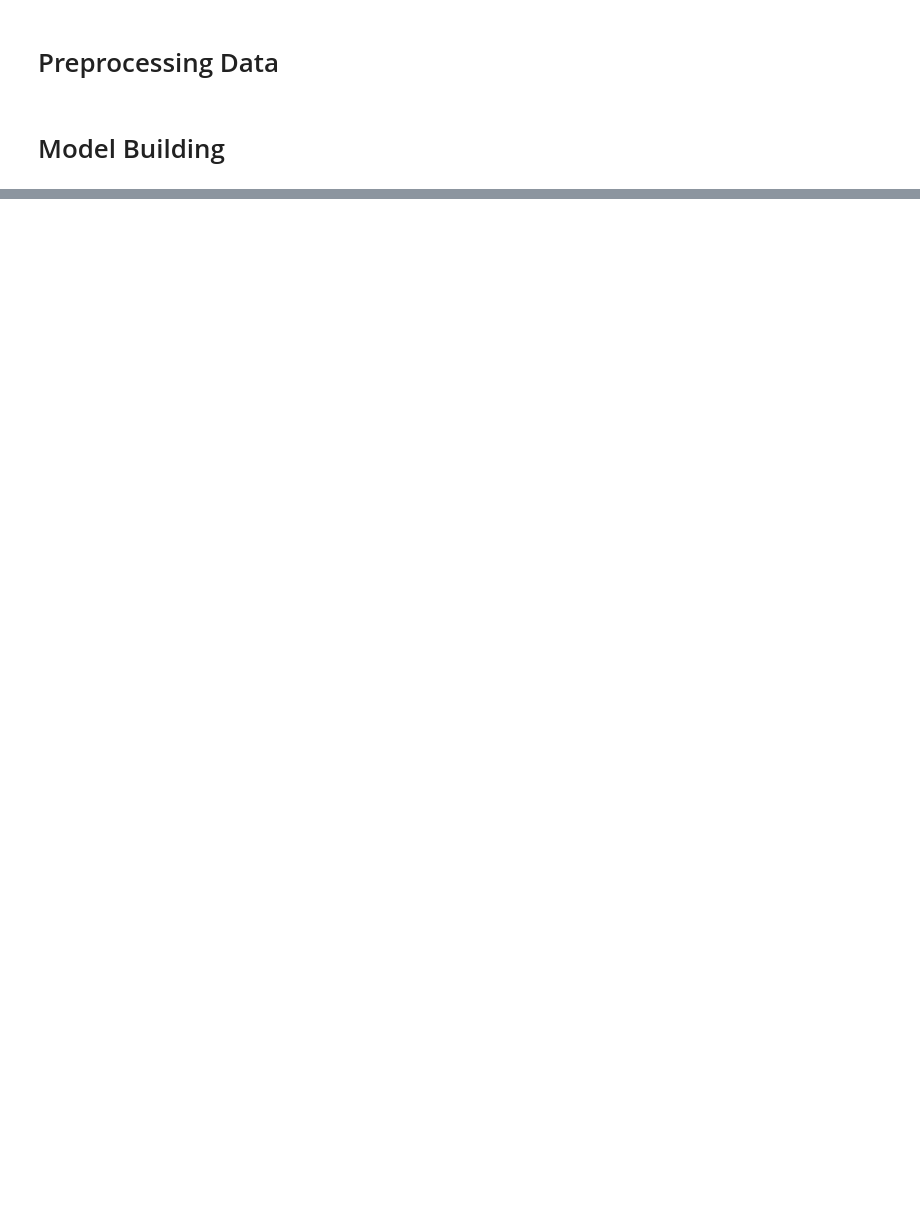
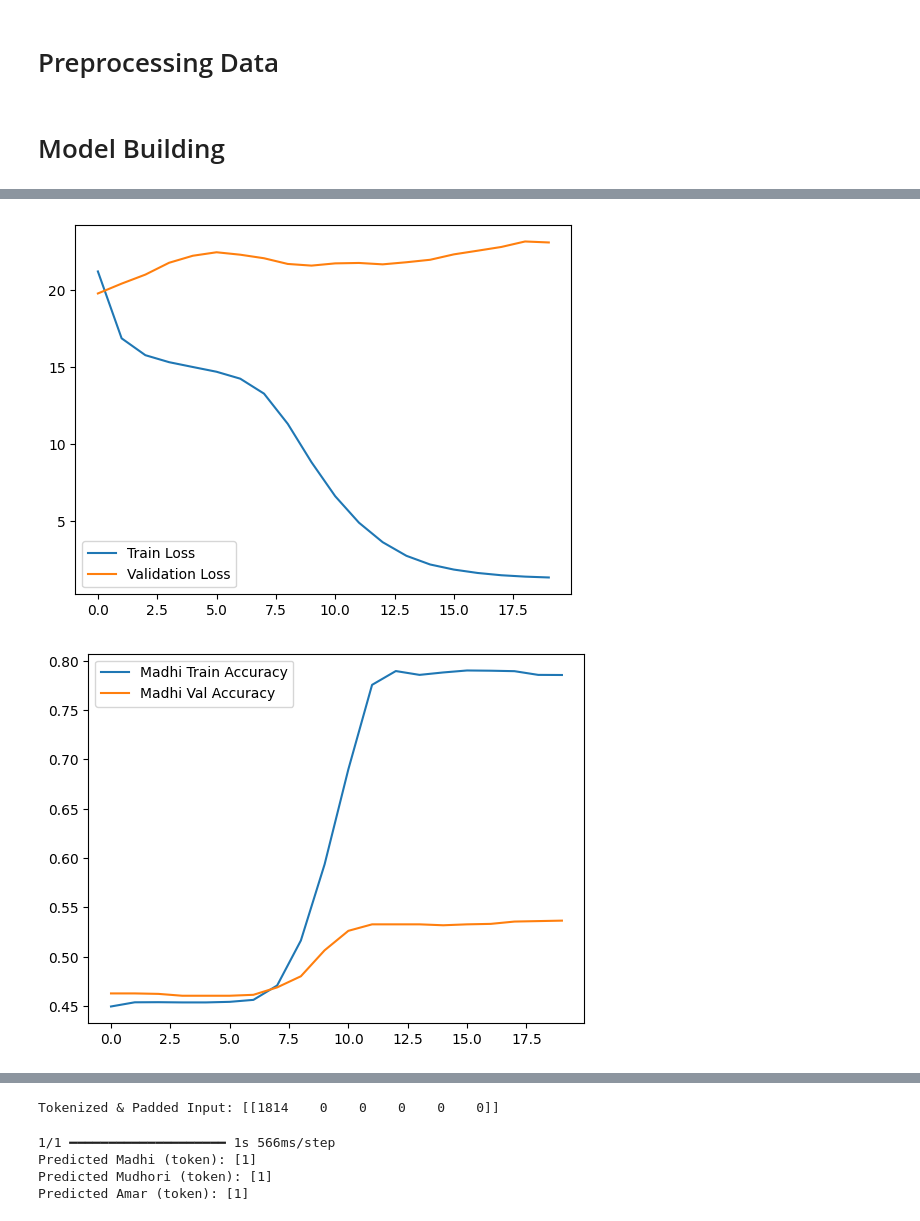
Before and after one commit to naufalFaqih/Capstone-Project-ArabicMorph, a Jupyter notebook: verbs_conjugator.ipynb, the cells around one changed output, grey strips where cells are left out. Cells and saved outputs as stored; diff of their text form; code cells hidden in the pictures; blank space fills up the shorter version.

```diff
--- a/verbs_conjugator.ipynb
+++ b/verbs_conjugator.ipynb
@@ -123,0 +164,21 @@ print(tokenizer.encode("Your input text here"))
+# %%
+# Latih model
+lr_scheduler = ReduceLROnPlateau(monitor='val_loss', factor=0.1, patience=2)
+#early_stopping = EarlyStopping(monitor='val_loss', patience=3, restore_best_weights=True)
+history = model.fit(
+    train_dataset,
+    validation_data=val_dataset,
+    epochs=20,
+    verbose=1,
+    callbacks=[lr_scheduler]
+)
+# Evaluasi model
+loss, madhi_loss, mudhori_loss, amar_loss, madhi_acc, mudhori_acc, amar_acc = model.evaluate(val_dataset)
+
+print("Total Loss:", loss)
+print("Madhi Loss:", madhi_loss)
+print("Mudhori Loss:", mudhori_loss)
+print("Amar Loss:", amar_loss)
+print("Madhi Accuracy:", madhi_acc)
+print("Mudhori Accuracy:", mudhori_acc)
+print("Amar Accuracy:", amar_acc)
@@ -123,0 +203,27 @@ print(tokenizer.encode("Your input text here"))
+# %%
+
+
+# Plot loss
+plt.plot(history.history['loss'], label='Train Loss')
+plt.plot(history.history['val_loss'], label='Validation Loss')
+plt.legend()
+plt.show()
+
+# Plot accuracy
+plt.plot(history.history['Madhi_accuracy'], label='Madhi Train Accuracy')
+plt.plot(history.history['val_Madhi_accuracy'], label='Madhi Val Accuracy')
+plt.legend()
+plt.show()
+
+plt.plot(history.history['Mudhori_accuracy'], label='Mudhori Train Accuracy')
+plt.plot(history.history['val_Mudhori_accuracy'], label='Mudhori Val Accuracy')
+plt.legend()
+plt.show()
+
+plt.plot(history.history['Amar_accuracy'], label='Amar Train Accuracy')
+plt.plot(history.history['val_Amar_accuracy'], label='Amar Val Accuracy')
+plt.legend()
+plt.show()
+# %% [output]
+[figure, added]
+[figure, added]
@@ -123,0 +232,26 @@ print(tokenizer.encode("Your input text here"))
+# %%
+# Input baru
+new_input = ["عمل"]  # Contoh kata kerja
+
+# Tokenisasi dan padding
+new_input_seq = pad_sequences(tokenizer.texts_to_sequences(new_input), maxlen=max_len, padding='post')
+print("Tokenized & Padded Input:", new_input_seq)
+# %% [output]
+Tokenized & Padded Input: [[1814    0    0    0    0    0]]
+# %%
+# Prediksi
+predictions = model.predict(new_input_seq)
+
+# Ambil prediksi token untuk setiap output
+predicted_madhi = tf.argmax(predictions[0], axis=-1).numpy()
+predicted_mudhori = tf.argmax(predictions[1], axis=-1).numpy()
+predicted_amar = tf.argmax(predictions[2], axis=-1).numpy()
+
+print("Predicted Madhi (token):", predicted_madhi)
+print("Predicted Mudhori (token):", predicted_mudhori)
+print("Predicted Amar (token):", predicted_amar)
+# %% [output]
+1/1 ━━━━━━━━━━━━━━━━━━━━ 1s 566ms/step
+Predicted Madhi (token): [1]
+Predicted Mudhori (token): [1]
+Predicted Amar (token): [1]
```
Also changed, not shown: parts of 19 cells of this notebook, 3 other files.
